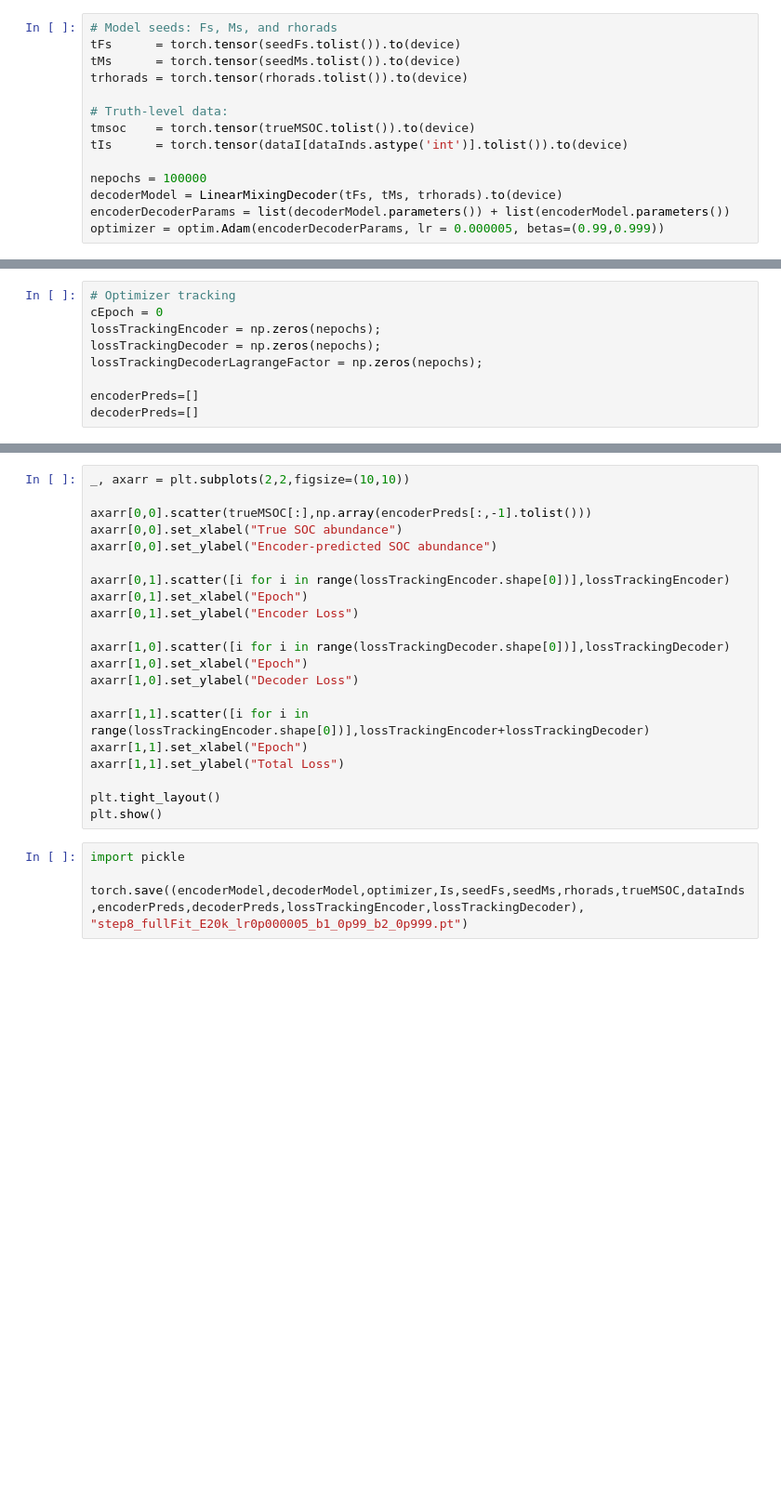
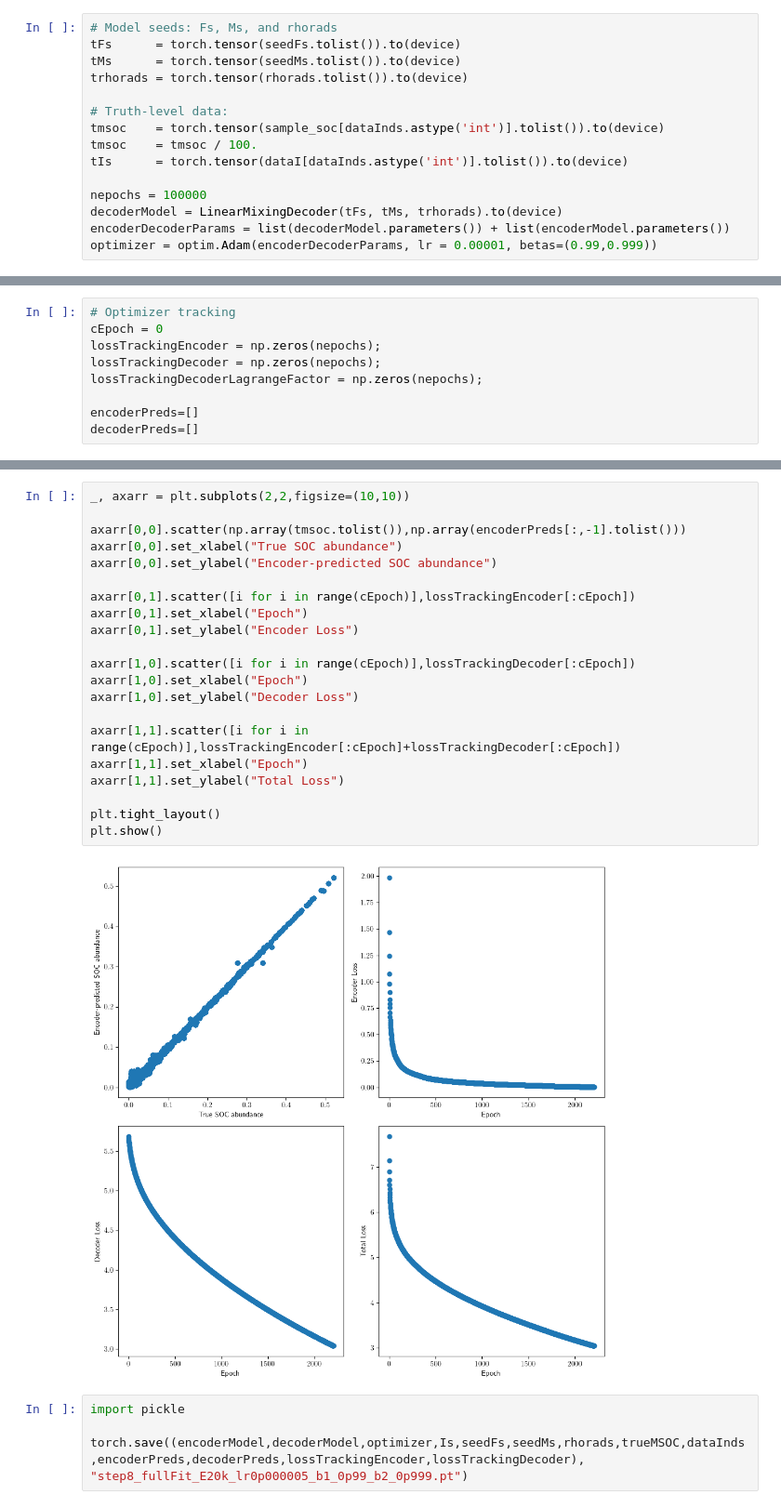
Before and after one commit to eacoleman/RaCA-SOC-a-spectrum-analysis, a Jupyter notebook: RaCA-SOC-a/run-RaCA-SOC-a_step8.ipynb, the cells around one changed output, grey strips where cells are left out. Shown at 93% size. Saved outputs shown, nothing was run; the diff lists cells and outputs as text; blank space fills up the shorter version.

```diff
--- a/RaCA-SOC-a/run-RaCA-SOC-a_step8.ipynb
+++ b/RaCA-SOC-a/run-RaCA-SOC-a_step8.ipynb
@@ -174,13 +400,14 @@ tMs      = torch.tensor(seedMs.tolist()).to(device)
 trhorads = torch.tensor(rhorads.tolist()).to(device)
 
 # Truth-level data:
-tmsoc    = torch.tensor(trueMSOC.tolist()).to(device)
+tmsoc    = torch.tensor(sample_soc[dataInds.astype('int')].tolist()).to(device)
+tmsoc    = tmsoc / 100.
 tIs      = torch.tensor(dataI[dataInds.astype('int')].tolist()).to(device)
 
 nepochs = 100000
 decoderModel = LinearMixingDecoder(tFs, tMs, trhorads).to(device)
 encoderDecoderParams = list(decoderModel.parameters()) + list(encoderModel.parameters())
-optimizer = optim.Adam(encoderDecoderParams, lr = 0.000005, betas=(0.99,0.999))
+optimizer = optim.Adam(encoderDecoderParams, lr = 0.00001, betas=(0.99,0.999))
 # %%
 encoderModelParams = filter(lambda p: p.requires_grad, encoderModel.parameters())
 numEncoderParams = sum([np.prod(p.size()) for p in encoderModelParams])
@@ -229,24 +458,26 @@ print("Epoch ",epoch,": ", lossTrackingEncoder[-1]+lossTrackingDecoder[-1])
 # %%
 _, axarr = plt.subplots(2,2,figsize=(10,10))
 
-axarr[0,0].scatter(trueMSOC[:],np.array(encoderPreds[:,-1].tolist()))
+axarr[0,0].scatter(np.array(tmsoc.tolist()),np.array(encoderPreds[:,-1].tolist()))
 axarr[0,0].set_xlabel("True SOC abundance")
 axarr[0,0].set_ylabel("Encoder-predicted SOC abundance")
 
-axarr[0,1].scatter([i for i in range(lossTrackingEncoder.shape[0])],lossTrackingEncoder)
+axarr[0,1].scatter([i for i in range(cEpoch)],lossTrackingEncoder[:cEpoch])
 axarr[0,1].set_xlabel("Epoch")
 axarr[0,1].set_ylabel("Encoder Loss")
 
-axarr[1,0].scatter([i for i in range(lossTrackingDecoder.shape[0])],lossTrackingDecoder)
+axarr[1,0].scatter([i for i in range(cEpoch)],lossTrackingDecoder[:cEpoch])
 axarr[1,0].set_xlabel("Epoch")
 axarr[1,0].set_ylabel("Decoder Loss")
 
-axarr[1,1].scatter([i for i in range(lossTrackingEncoder.shape[0])],lossTrackingEncoder+lossTrackingDecoder)
+axarr[1,1].scatter([i for i in range(cEpoch)],lossTrackingEncoder[:cEpoch]+lossTrackingDecoder[:cEpoch])
 axarr[1,1].set_xlabel("Epoch")
 axarr[1,1].set_ylabel("Total Loss")
 
 plt.tight_layout()
 plt.show()
+# %% [output]
+[figure, added]
 # %%
 import pickle
 
```
Also changed, not shown: parts of 35 cells of this notebook, 3 other files.
